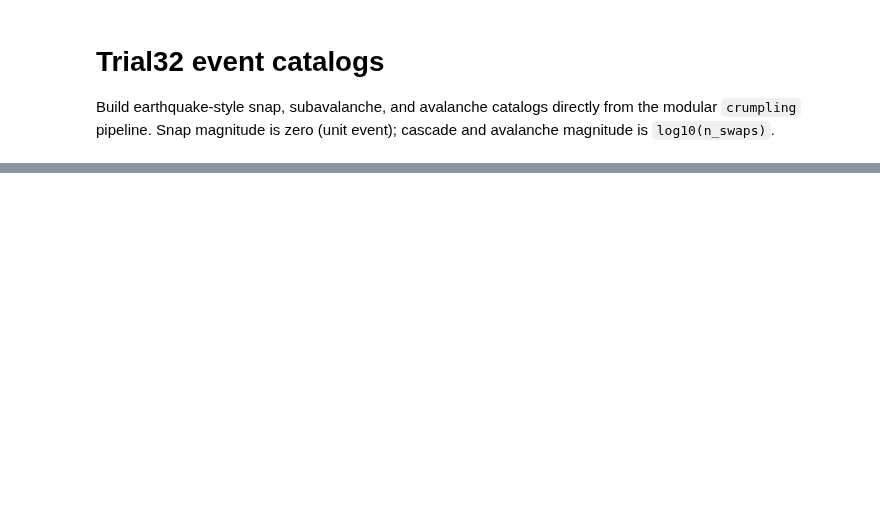
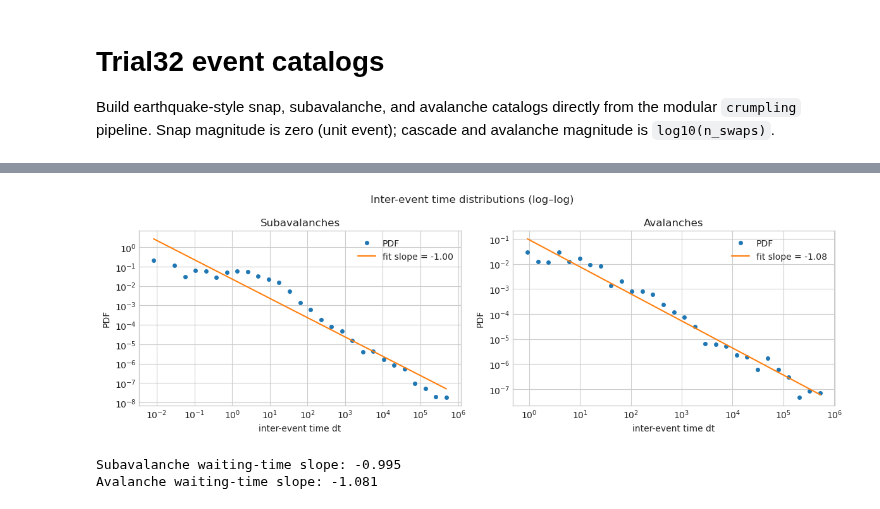
Before and after one commit to Ner-Ber/crumpling, a Jupyter notebook: notebooks/catalogs_trial32.ipynb, the cells around one changed output, grey strips where cells are left out. Saved outputs shown, nothing was run; the diff lists cells and outputs as text; code cells hidden in the pictures; blank space fills up the shorter version.

```diff
--- a/notebooks/catalogs_trial32.ipynb
+++ b/notebooks/catalogs_trial32.ipynb
@@ -74,0 +190,41 @@ plt.show()
+# %%
+def plot_waiting_time_powerlaw(frame: pd.DataFrame, title: str, ax) -> float:
+    dt = frame.loc[frame["dt"] > 0, "dt"].to_numpy(dtype=float)
+    bins = np.logspace(np.log10(dt.min()), np.log10(dt.max()), 30)
+    counts, edges = np.histogram(dt, bins=bins)
+    widths = np.diff(edges)
+    centers = np.sqrt(edges[:-1] * edges[1:])  # geometric bin centers
+    pdf = counts / (len(dt) * widths)
+
+    positive = (counts > 0) & (pdf > 0)
+    x = centers[positive]
+    y = pdf[positive]
+
+    ax.loglog(x, y, "o", ms=4, label="PDF")
+
+    log_x = np.log10(x)
+    log_y = np.log10(y)
+    slope, intercept = np.polyfit(log_x, log_y, 1)
+    x_fit = np.logspace(log_x.min(), log_x.max(), 100)
+    y_fit = 10 ** (slope * np.log10(x_fit) + intercept)
+    ax.loglog(x_fit, y_fit, "-", lw=1.5, label=f"fit slope = {slope:.2f}")
+
+    ax.set(xlabel="inter-event time dt", ylabel="PDF", title=title)
+    ax.legend(frameon=False)
+    return float(slope)
+
+
+fig, axes = plt.subplots(1, 2, figsize=(12, 4))
+fig.suptitle("Inter-event time distributions (log–log)")
+
+slope_sub = plot_waiting_time_powerlaw(subav, "Subavalanches", axes[0])
+slope_av = plot_waiting_time_powerlaw(av, "Avalanches", axes[1])
+
+fig.tight_layout()
+plt.show()
+print(f"Subavalanche waiting-time slope: {slope_sub:.3f}")
+print(f"Avalanche waiting-time slope: {slope_av:.3f}")
+# %% [output]
+[figure, added]
+Subavalanche waiting-time slope: -0.995
+Avalanche waiting-time slope: -1.081
```
Also changed, not shown: parts of 6 cells of this notebook.
